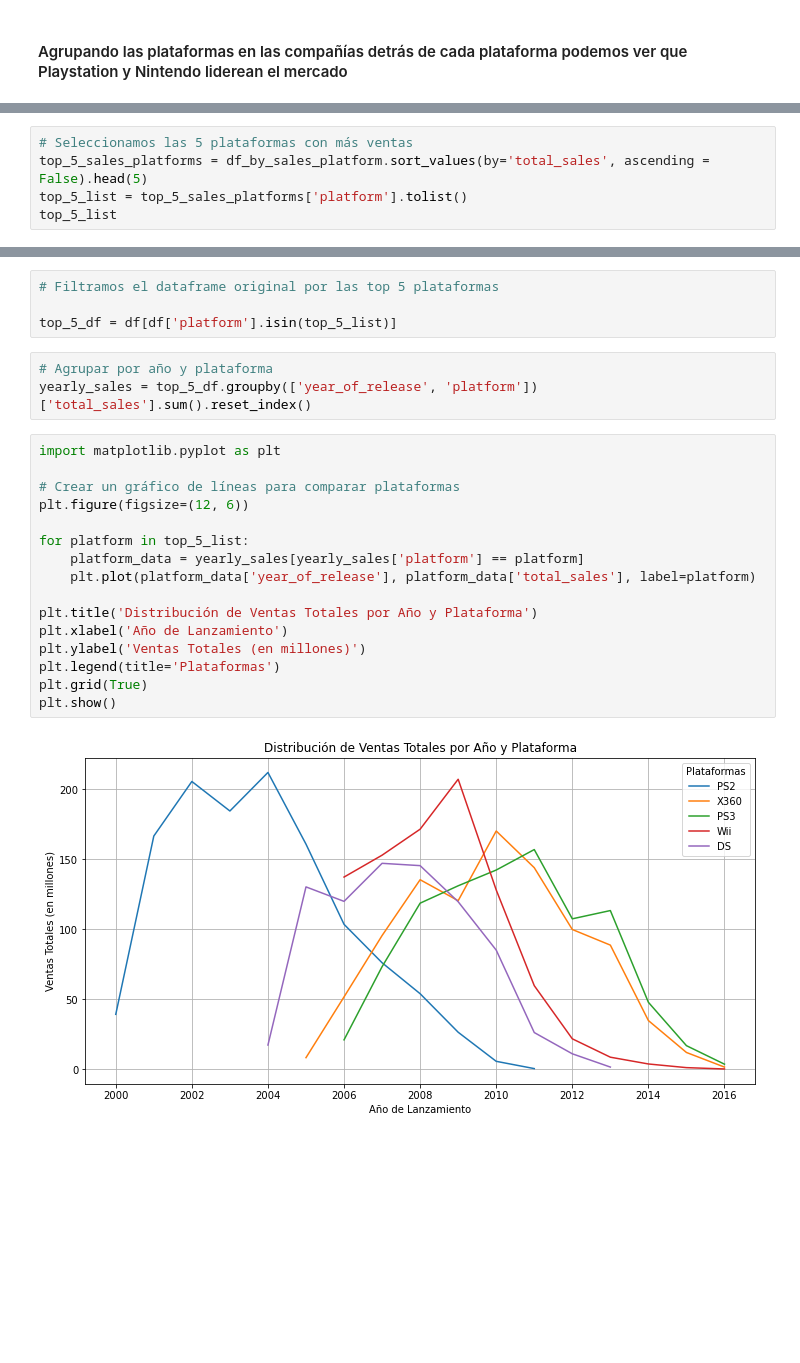
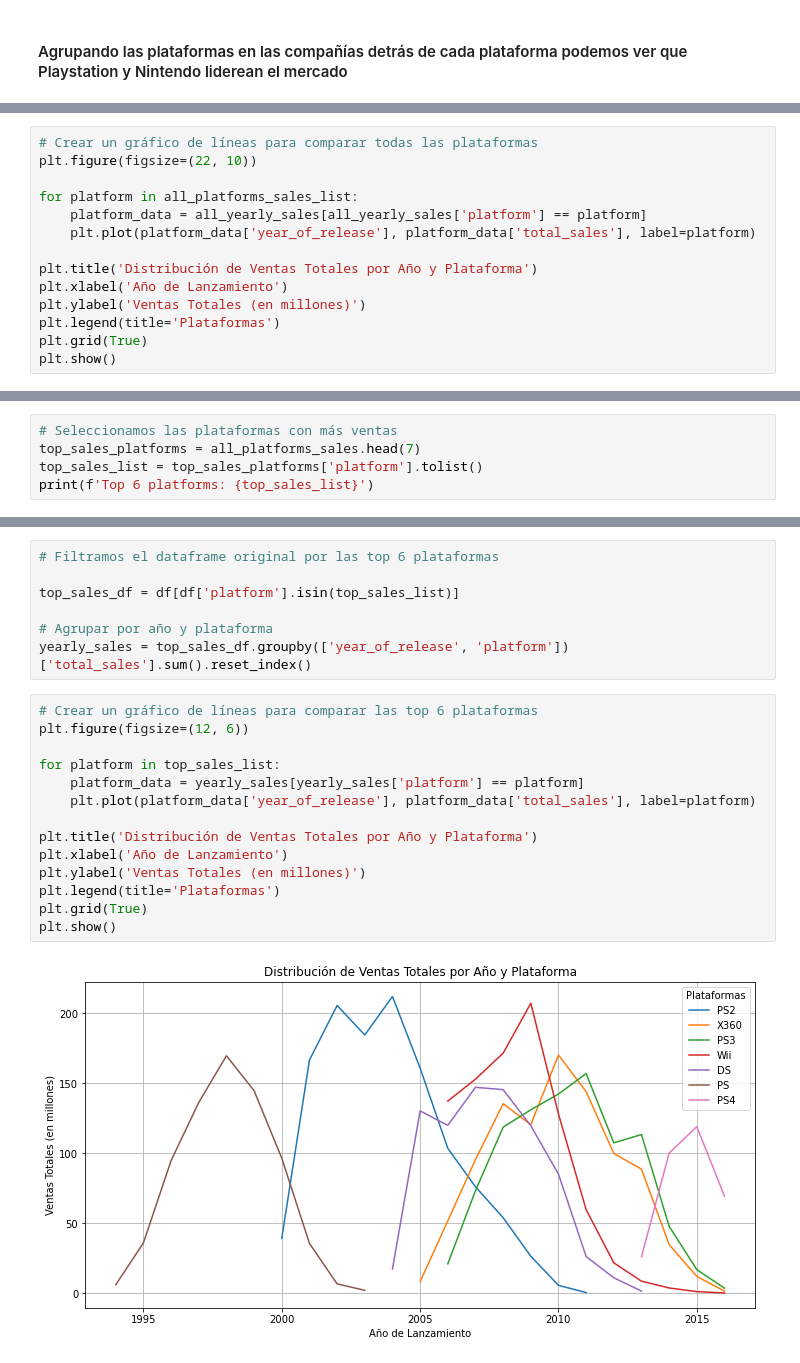
Before and after one commit to latostadorano/tt_s6_games, a Jupyter notebook: 03_analisis.ipynb, the cells around one changed output, grey strips where cells are left out. Saved outputs shown, nothing was run; the diff lists cells and outputs as text; blank space fills up the shorter version.

Commit message:
Plataformas líderes en ventas y potencialmente rentables

```diff
--- a/03_analisis.ipynb
+++ b/03_analisis.ipynb
@@ -91,0 +98,14 @@ plt.show()
+# %%
+# Crear un gráfico de líneas para comparar todas las plataformas
+plt.figure(figsize=(22, 10))
+
+for platform in all_platforms_sales_list:
+    platform_data = all_yearly_sales[all_yearly_sales['platform'] == platform]
+    plt.plot(platform_data['year_of_release'], platform_data['total_sales'], label=platform)
+
+plt.title('Distribución de Ventas Totales por Año y Plataforma')
+plt.xlabel('Año de Lanzamiento')
+plt.ylabel('Ventas Totales (en millones)')
+plt.legend(title='Plataformas')
+plt.grid(True)
+plt.show()
@@ -92,6 +114,6 @@ plt.show()
 # %%
-# Seleccionamos las 5 plataformas con más ventas
-top_5_sales_platforms = df_by_sales_platform.sort_values(by='total_sales', ascending = False).head(5)
-top_5_list = top_5_sales_platforms['platform'].tolist()
-top_5_list
+# Seleccionamos las plataformas con más ventas
+top_sales_platforms = all_platforms_sales.head(7)
+top_sales_list = top_sales_platforms['platform'].tolist()
+print(f'Top 6 platforms: {top_sales_list}')
 # %% [output]
@@ -99,25 +121,23 @@ top_5_list
 # %%
-# Filtramos el dataframe original por las top 5 plataformas
+# Filtramos el dataframe original por las top 6 plataformas
 
-top_5_df = df[df['platform'].isin(top_5_list)]
+top_sales_df = df[df['platform'].isin(top_sales_list)]
+
+# Agrupar por año y plataforma
+yearly_sales = top_sales_df.groupby(['year_of_release', 'platform'])['total_sales'].sum().reset_index()
-# %%
-# Agrupar por año y plataforma
-yearly_sales = top_5_df.groupby(['year_of_release', 'platform'])['total_sales'].sum().reset_index()
 # %%
-import matplotlib.pyplot as plt
-
-# Crear un gráfico de líneas para comparar plataformas
+# Crear un gráfico de líneas para comparar las top 6 plataformas
 plt.figure(figsize=(12, 6))
 
-for platform in top_5_list:
+for platform in top_sales_list:
     platform_data = yearly_sales[yearly_sales['platform'] == platform]
     plt.plot(platform_data['year_of_release'], platform_data['total_sales'], label=platform)
 
 plt.title('Distribución de Ventas Totales por Año y Plataforma')
 plt.xlabel('Año de Lanzamiento')
 plt.ylabel('Ventas Totales (en millones)')
 plt.legend(title='Plataformas')
 plt.grid(True)
 plt.show()
 # %% [output]
-[figure, old version]
+[figure, new version]
```
Also changed, not shown: parts of 12 cells of this notebook.
